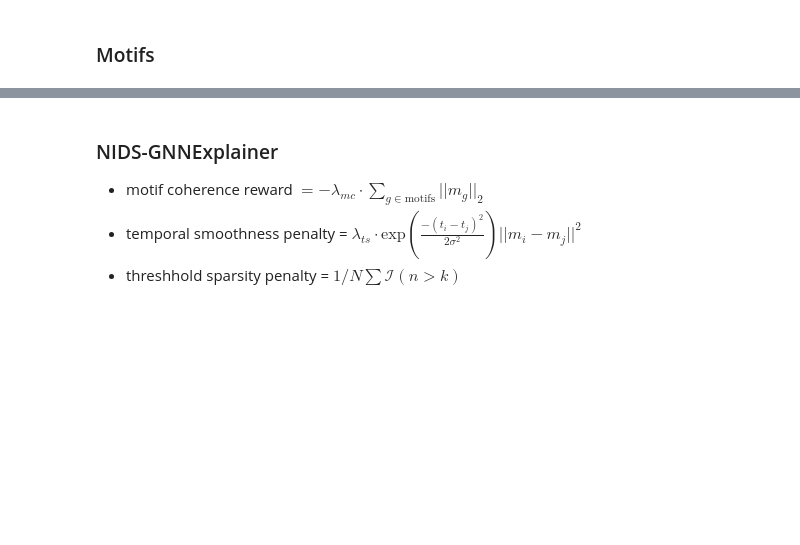
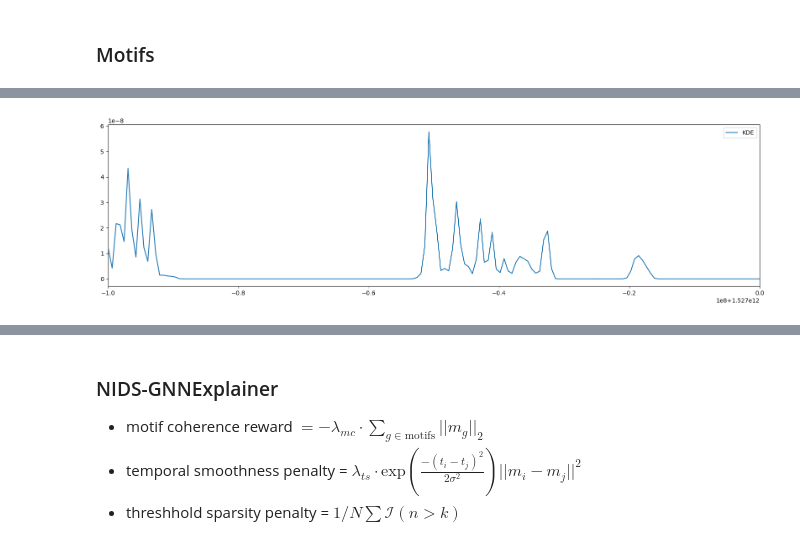
Before and after one commit to ljrn8/COMP4003, a Jupyter notebook: notebooks/xAI/BoT-IoT_gnne_adaptation.ipynb, the cells around one changed output, grey strips where cells are left out. Saved outputs shown, nothing was run; the diff lists cells and outputs as text; code cells hidden in the pictures; blank space fills up the shorter version.

```diff
--- a/notebooks/xAI/BoT-IoT_gnne_adaptation.ipynb
+++ b/notebooks/xAI/BoT-IoT_gnne_adaptation.ipynb
@@ -131,0 +193,23 @@ pyg_lg.x[:, 51].sum(), pyg_lg.x[:, 52].sum()
+# %%
+import numpy as np
+from scipy.stats import gaussian_kde
+import matplotlib.pyplot as plt
+
+# Take the values you want KDE for
+x = df['FLOW_START_MILLISECONDS'].values
+
+# Fit KDE
+kde = gaussian_kde(x, bw_method=0.0005)   # bw_method controls smoothness
+
+# Evaluate KDE on a grid
+x_grid = np.linspace(x.min(), x.max(), 5000)
+y_vals = kde.evaluate(x_grid)
+
+# Plot
+plt.figure(figsize=(20, 5))
+plt.xlim((1.5269e12, 1.5270e12))
+plt.plot(x_grid, y_vals, label="KDE")
+plt.legend()
+plt.show()
+# %% [output]
+[figure, added]
```
Also changed, not shown: parts of 10 cells of this notebook.
